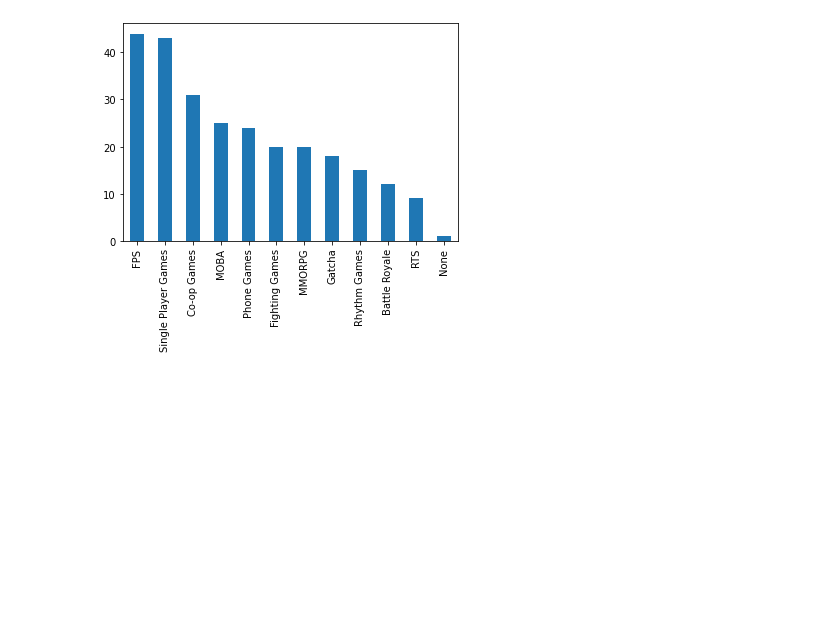
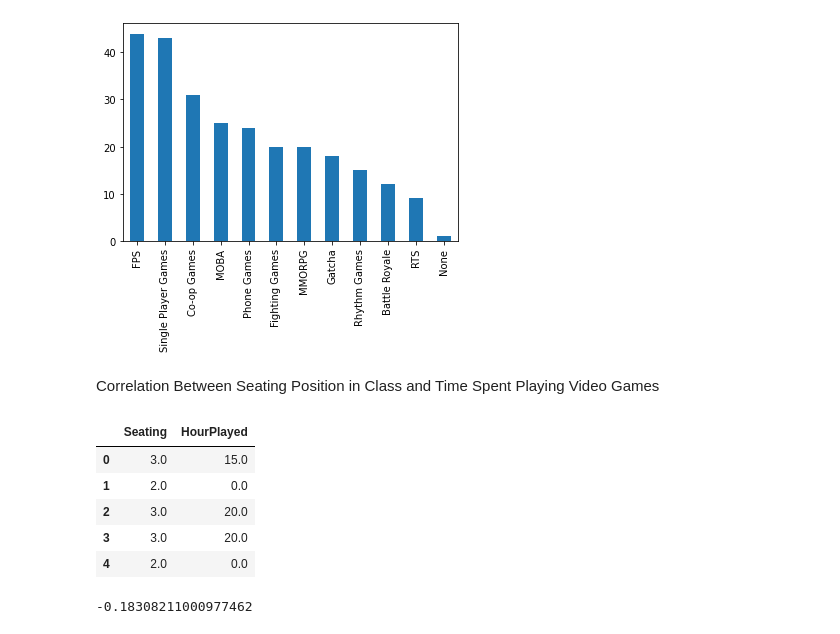
Before and after one commit to ssumachai/CS105-MiniProject, a Jupyter notebook: CS105_Labs/mini_project/mini_project.ipynb, the cells around one changed output. Cells and saved outputs as stored; diff of their text form; code cells hidden in the pictures; blank space fills up the shorter version.

Commit message:
Add corr coef for seating/play time

```diff
--- a/CS105_Labs/mini_project/mini_project.ipynb
+++ b/CS105_Labs/mini_project/mini_project.ipynb
@@ -77,3 +79,25 @@ genre_count.plot(kind='bar')
 # %% [output]
 <AxesSubplot:>
 [figure]
+# %% [markdown]
+Correlation Between Seating Position in Class and Time Spent Playing Video Games
+# %%
+seating_df = pd.read_csv('responses.csv')
+seating_df = seating_df.iloc[:, 41:42]
+seating_df = seating_df.rename(columns={'41. How close do you sit to the front of class?' : 'Seating'})
+seating_df = pd.concat([seating_df, df], axis=1)
+seating_df = seating_df.iloc[:, 0:2]
+df['HourPlayed'] = df['HourPlayed'].astype(float)
+seating_df.head()
+# %% [output]
+|  | Seating | HourPlayed |
+| 0 | 3.0 | 15.0 |
+| 1 | 2.0 | 0.0 |
+| 2 | 3.0 | 20.0 |
+| 3 | 3.0 | 20.0 |
+| 4 | 2.0 | 0.0 |
+# %%
+r = seating_df['Seating'].corr(seating_df['HourPlayed'])
+r
+# %% [output]
+-0.18308211000977462
```
Also changed, not shown: parts of 4 cells of this notebook, 1 other file.
